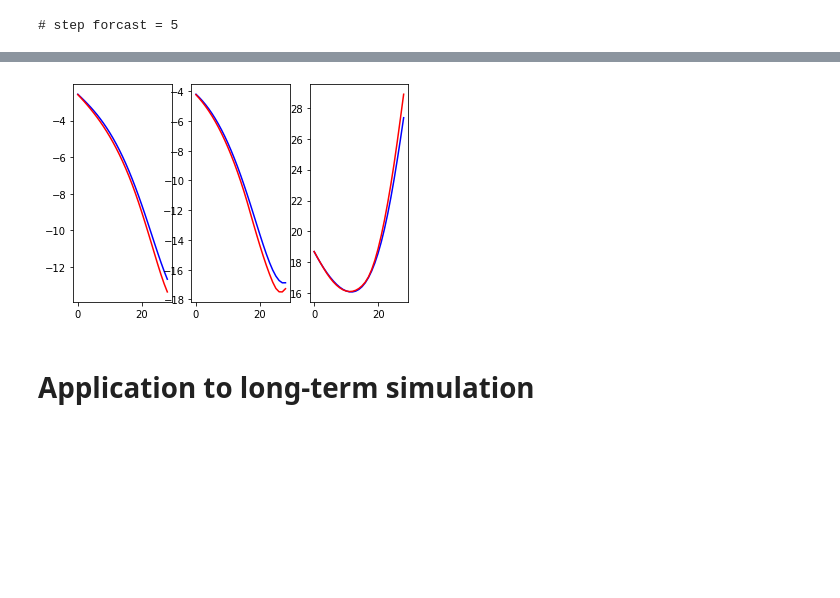
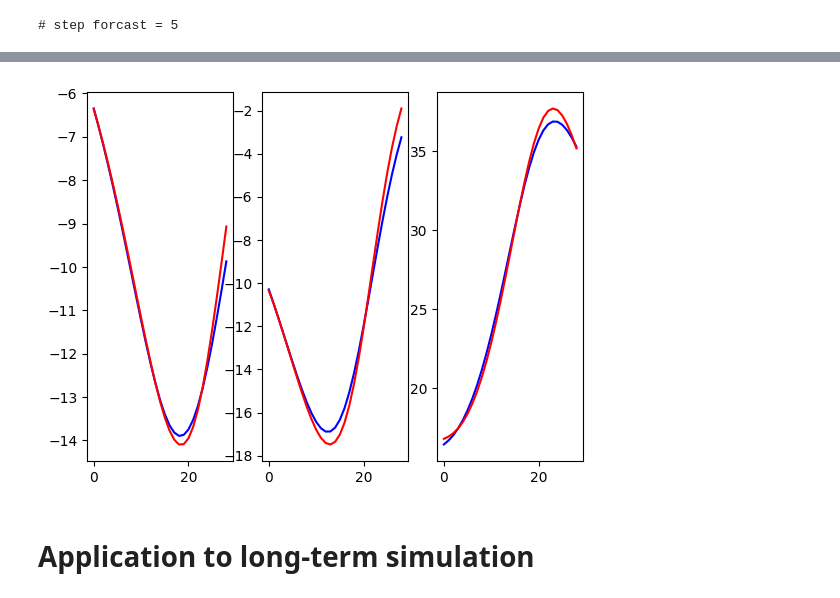
Before and after one commit to CIA-Oceanix/DLOA2023, a Jupyter notebook: lectures/notebooks/notebook_PytorchLightning_Forecasting_L63_students.ipynb, the cells around one changed output, grey strips where cells are left out. Drawn from its saved outputs; the diff is of its cells as text; code cells hidden in the pictures; blank space fills up the shorter version.

```diff
--- a/lectures/notebooks/notebook_PytorchLightning_Forecasting_L63_students.ipynb
+++ b/lectures/notebooks/notebook_PytorchLightning_Forecasting_L63_students.ipynb
@@ -613,13 +487,13 @@ for _k in range(1,best_model.n_step_forecast):
 # %%
 # test model for the considered time window
-idx = 70
+idx = 10
 plt.figure(1)
 for ii in range(3):
   plt.subplot(1,3,ii+1)
   plt.plot(gt[idx,ii,1:],'b')
   plt.plot(out[idx,ii,:],'r')
 # %% [output]
-[figure, old version]
+[figure, new version]
 # %% [markdown]
 # Application to long-term simulation
 # %%
```
Also changed, not shown: parts of 14 cells of this notebook.
